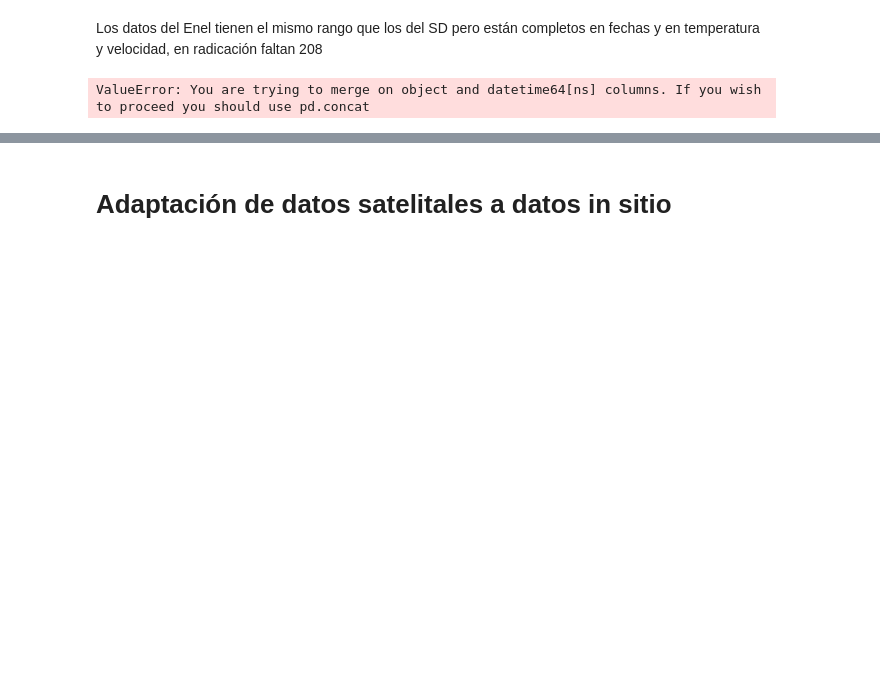
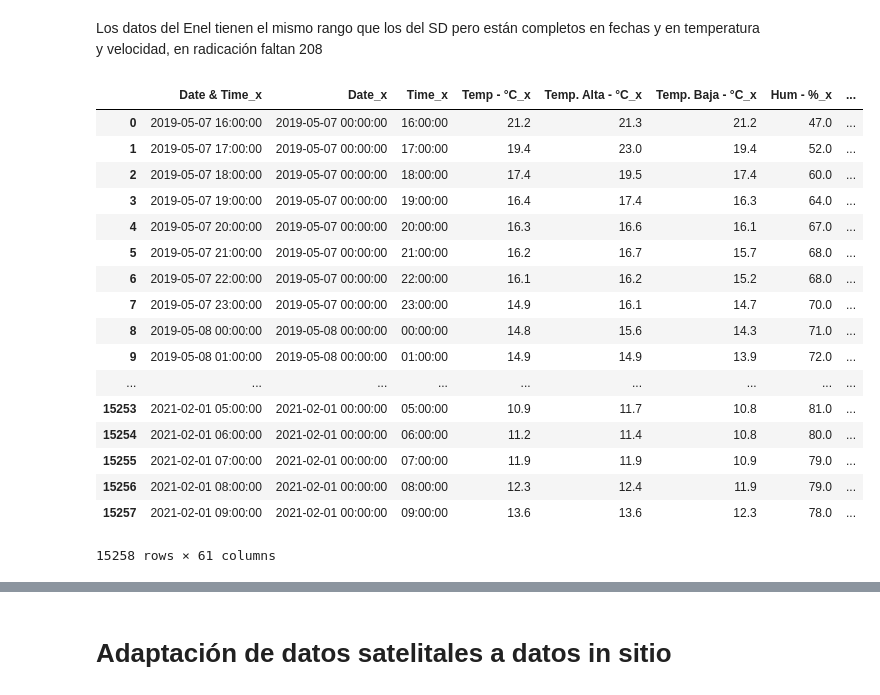
Before and after one commit to sofgutierrez6/ProyectoGrado, a Jupyter notebook: Proyecto_de_Grado.ipynb, the cells around one changed output, grey strips where cells are left out. Saved outputs shown, nothing was run; the diff lists cells and outputs as text; code cells hidden in the pictures; blank space fills up the shorter version.

Commit message:
Identificación de datos faltantes SD con Enel

```diff
--- a/Proyecto_de_Grado.ipynb
+++ b/Proyecto_de_Grado.ipynb
@@ -353,9 +353,31 @@ list(datos_Enel)
 datos_Enel["Temp - °C"].isna().sum()
 # %% [output]
 0
+# %%
+datos_Enel['Fecha'] = datos_Enel['Date & Time'].astype(str)
+datosSD['Fecha'] = datosSD['Date & Time'].astype(str)
 # %% [markdown]
 Los datos del Enel tienen el mismo rango que los del SD pero están completos en fechas y en temperatura y velocidad, en radicación faltan 208
 # %%
-datos_Enel_SD = datos_Enel.merge(datosSD,how="left", on='Date & Time')
+datos_Enel_SD = datos_Enel.merge(datosSD, how = 'left', on = 'Fecha')
-# %% [output]
-ValueError: You are trying to merge on object and datetime64[ns] columns. If you wish to proceed you should use pd.concat
+# %%
+datos_Enel_SD
+# %% [output]
+|  | Date & Time_x | Date_x | Time_x | Temp - °C_x | Temp. Alta - °C_x | Temp. Baja - °C_x | Hum - %_x | ... |
+| 0 | 2019-05-07 16:00:00 | 2019-05-07 00:00:00 | 16:00:00 | 21.2 | 21.3 | 21.2 | 47.0 | ... |
+| 1 | 2019-05-07 17:00:00 | 2019-05-07 00:00:00 | 17:00:00 | 19.4 | 23.0 | 19.4 | 52.0 | ... |
+| 2 | 2019-05-07 18:00:00 | 2019-05-07 00:00:00 | 18:00:00 | 17.4 | 19.5 | 17.4 | 60.0 | ... |
+| 3 | 2019-05-07 19:00:00 | 2019-05-07 00:00:00 | 19:00:00 | 16.4 | 17.4 | 16.3 | 64.0 | ... |
+| 4 | 2019-05-07 20:00:00 | 2019-05-07 00:00:00 | 20:00:00 | 16.3 | 16.6 | 16.1 | 67.0 | ... |
+| 5 | 2019-05-07 21:00:00 | 2019-05-07 00:00:00 | 21:00:00 | 16.2 | 16.7 | 15.7 | 68.0 | ... |
+| 6 | 2019-05-07 22:00:00 | 2019-05-07 00:00:00 | 22:00:00 | 16.1 | 16.2 | 15.2 | 68.0 | ... |
+| 7 | 2019-05-07 23:00:00 | 2019-05-07 00:00:00 | 23:00:00 | 14.9 | 16.1 | 14.7 | 70.0 | ... |
+| 8 | 2019-05-08 00:00:00 | 2019-05-08 00:00:00 | 00:00:00 | 14.8 | 15.6 | 14.3 | 71.0 | ... |
+| 9 | 2019-05-08 01:00:00 | 2019-05-08 00:00:00 | 01:00:00 | 14.9 | 14.9 | 13.9 | 72.0 | ... |
+| ... | ... | ... | ... | ... | ... | ... | ... | ... |
+| 15253 | 2021-02-01 05:00:00 | 2021-02-01 00:00:00 | 05:00:00 | 10.9 | 11.7 | 10.8 | 81.0 | ... |
+| 15254 | 2021-02-01 06:00:00 | 2021-02-01 00:00:00 | 06:00:00 | 11.2 | 11.4 | 10.8 | 80.0 | ... |
+| 15255 | 2021-02-01 07:00:00 | 2021-02-01 00:00:00 | 07:00:00 | 11.9 | 11.9 | 10.9 | 79.0 | ... |
+| 15256 | 2021-02-01 08:00:00 | 2021-02-01 00:00:00 | 08:00:00 | 12.3 | 12.4 | 11.9 | 79.0 | ... |
+| 15257 | 2021-02-01 09:00:00 | 2021-02-01 00:00:00 | 09:00:00 | 13.6 | 13.6 | 12.3 | 78.0 | ... |
+15258 rows × 61 columns
```
Also changed, not shown: parts of 24 cells of this notebook.
